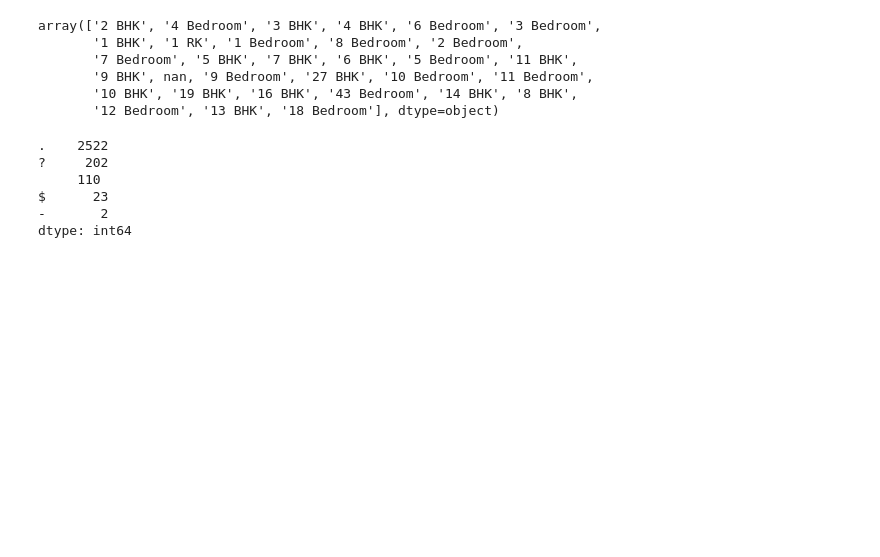
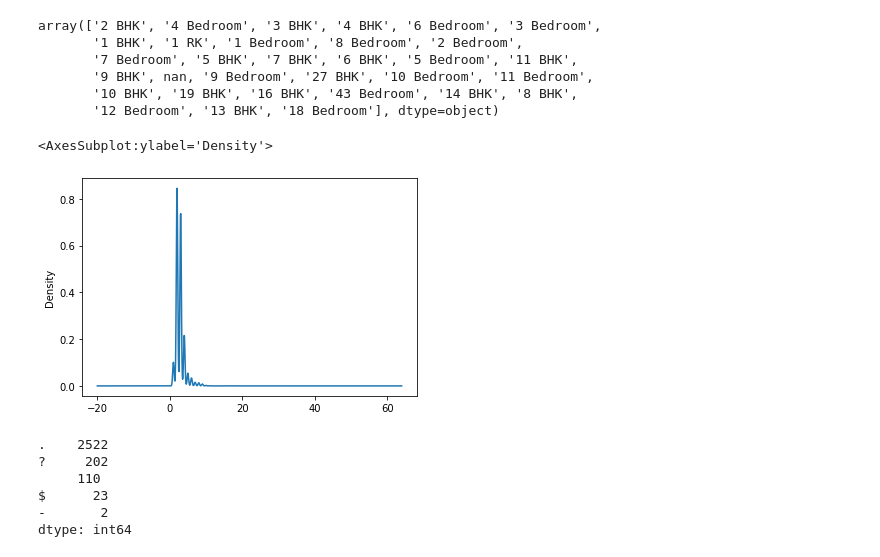
Before and after one commit to KiranSonkamble/Lb_house_prdiction, a Jupyter notebook: Bengaluru.ipynb, the cells around one changed output. Drawn from its saved outputs; the diff is of its cells as text; code cells hidden in the pictures; blank space fills up the shorter version.

```diff
--- a/Bengaluru.ipynb
+++ b/Bengaluru.ipynb
@@ -104,3 +104,8 @@ data['Bedrooms'] = data['size'].str.extract("(\d+)").astype('Int8')
+# %%
+data.Bedrooms.plot.density()
+# %% [output]
+<AxesSubplot:ylabel='Density'>
+[figure, added]
 # %%
 # keep only numbers from total_sqft variable
 data['Toal_sqft'] =  data.total_sqft.str.extract("(\d+)").astype(float)
```
Also changed, not shown: parts of 54 cells of this notebook.
